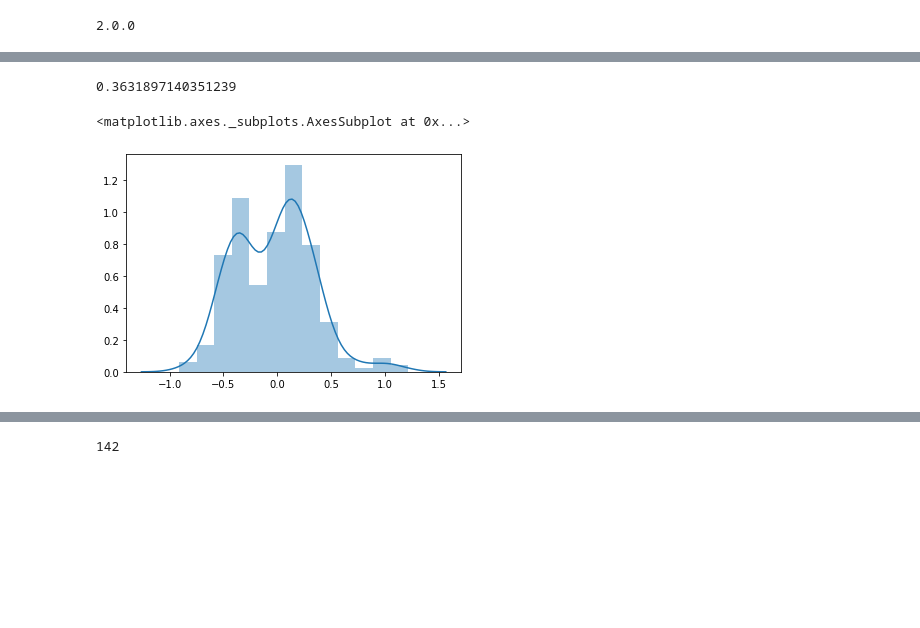
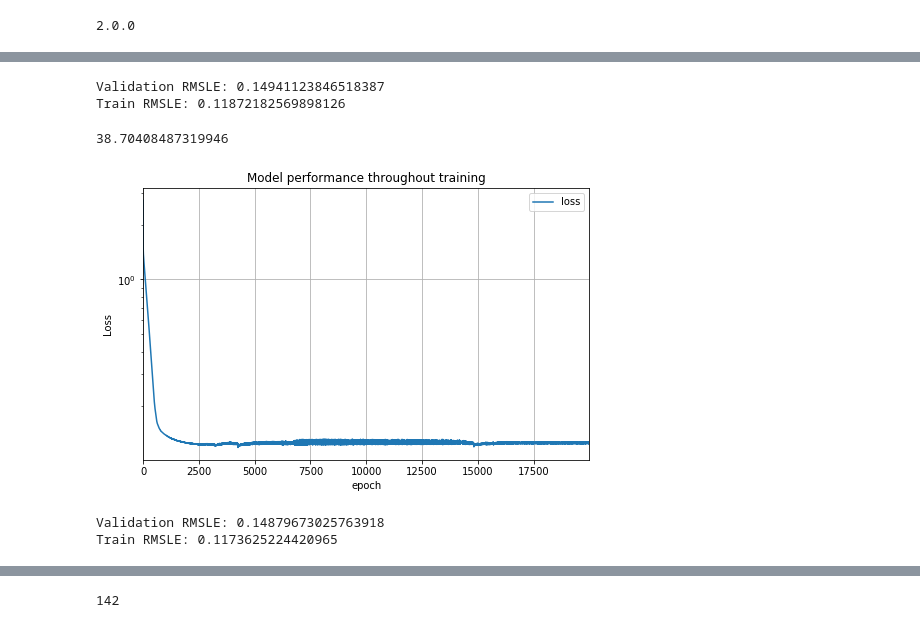
Before and after one commit to Simplon-IA-Bdx-1/house-prices-nicolasa-guillaume, a Jupyter notebook: Keras.ipynb, the cells around one changed output, grey strips where cells are left out. Saved outputs shown, nothing was run; the diff lists cells and outputs as text; code cells hidden in the pictures; blank space fills up the shorter version.

```diff
--- a/Keras.ipynb
+++ b/Keras.ipynb
@@ -77 +106,10 @@ def custom(x):
+# %%
+def get_other_model():
+    return Sequential([
+                    Input(shape=X_train.shape[1]),
+#                    Activation('relu',activity_regularizer=regularizers.l1(0.0001)),
+                    Dense(32, kernel_regularizer=regularizers.l1(0.01)),
+                    Activation('relu', activity_regularizer=regularizers.l1(0.001)),
+                    Dense(1)
+])
 # %%
@@ -128,10 +158,17 @@ y_val = y_val.reshape(y_val.shape[0])
-# %%
-RMSLE = sqrt(mean_squared_error(y_val,y_pred))
-RMSLE
-# %% [output]
-0.3631897140351239
-# %%
-sns.distplot(y_pred-y_val)
-# %% [output]
-<matplotlib.axes._subplots.AxesSubplot at 0x...>
-[figure, removed]
+# %%
+y_p_scaled = model.predict(X_val)
+y_p_scaled = y_p_scaled.reshape(y_p_scaled.shape[0])
+y_p = scaler_Y.inverse_transform(y_p_scaled)
+
+RMSLE = sqrt(mean_squared_error(y_val_df,y_p))
+print('Validation RMSLE:', RMSLE)
+y_p_scaled = model.predict(X_train)
+y_p_scaled = y_p_scaled.reshape(y_p_scaled.shape[0])
+
+y_p = scaler_Y.inverse_transform(y_p_scaled)
+
+RMSLE = sqrt(mean_squared_error(y_train_df.SalePrice,y_p))
+print('Train RMSLE:', RMSLE)
+# %% [output]
+Validation RMSLE: 0.14941123846518387
+Train RMSLE: 0.11872182569898126
@@ -137,0 +186,36 @@ sns.distplot(y_pred-y_val)
+# %%
+BATCH_SIZE = X_train.shape[0] # computing the loss over the whole dataset
+EPOCHS = 20000 # how many iterations over the whole dataset
+t_0 = time()
+#with tf.device('/device:GPU:0'):
+history = model.fit(X_train, y_train, epochs=EPOCHS, batch_size=BATCH_SIZE, verbose=0)
+print(time()-t_0)
+# %% [output]
+38.70408487319946
+# %%
+DataFrame(history.history).plot(figsize=(8, 5), logy=True)
+plt.grid(True)
+#plt.gca().set_ylim(0, 1)
+plt.title('Model performance throughout training')
+plt.ylabel('Loss')
+plt.xlabel('epoch')
+plt.show()
+# %% [output]
+[figure, added]
+# %%
+y_p_scaled = model.predict(X_val)
+y_p_scaled = y_p_scaled.reshape(y_p_scaled.shape[0])
+y_p_val = scaler_Y.inverse_transform(y_p_scaled)
+
+RMSLE = sqrt(mean_squared_error(y_val_df,y_p_val))
+print('Validation RMSLE:', RMSLE)
+y_p_scaled = model.predict(X_train)
+y_p_scaled = y_p_scaled.reshape(y_p_scaled.shape[0])
+
+y_p_train = scaler_Y.inverse_transform(y_p_scaled)
+
+RMSLE = sqrt(mean_squared_error(y_train_df.SalePrice, y_p_train))
+print('Train RMSLE:', RMSLE)
+# %% [output]
+Validation RMSLE: 0.14879673025763918
+Train RMSLE: 0.1173625224420965
```
Also changed, not shown: parts of 25 cells of this notebook, 2 other files.
